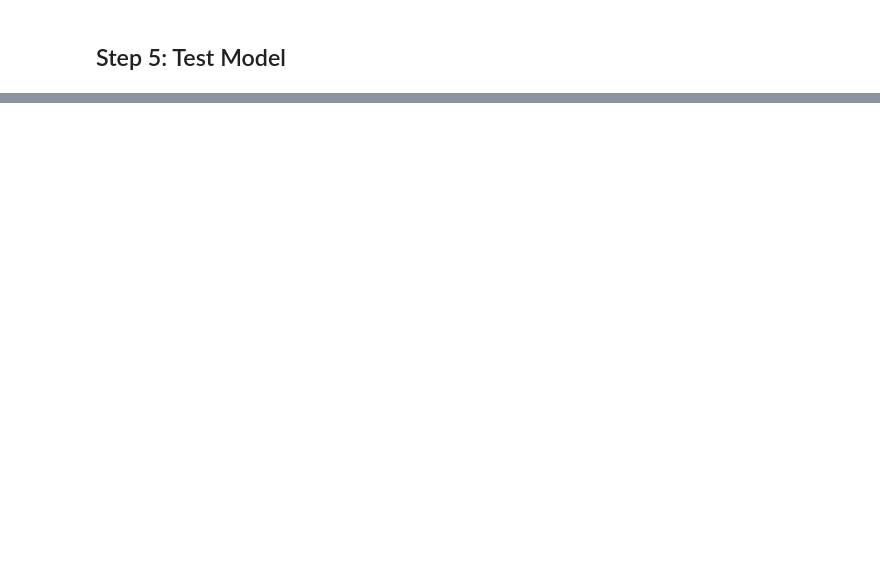
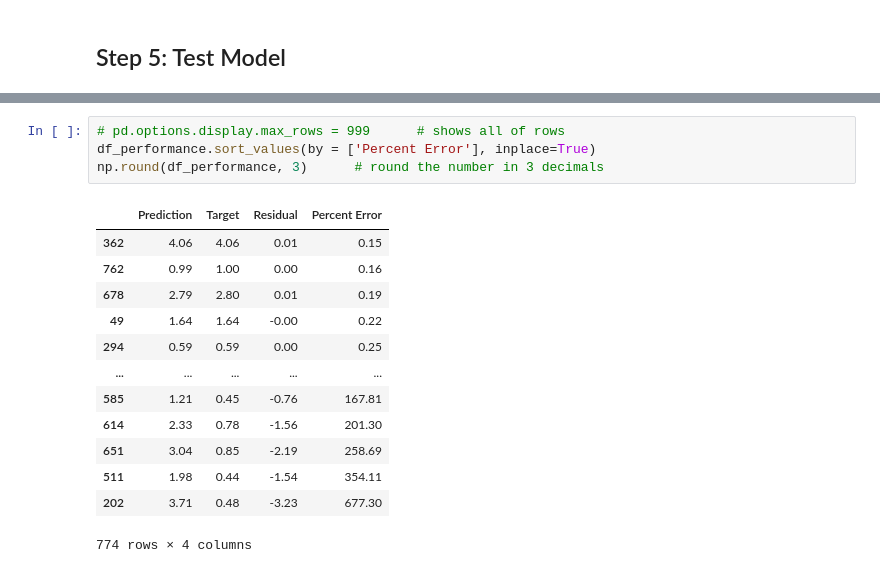
Before and after one commit to Naderiii/Predicting-the-used-car-price, a Jupyter notebook: Predicting the used car price.ipynb, the cells around one changed output, grey strips where cells are left out. Drawn from its saved outputs; the diff is of its cells as text; blank space fills up the shorter version.

```diff
--- a/Predicting the used car price.ipynb
+++ b/Predicting the used car price.ipynb
@@ -492,0 +591,18 @@ reg_summary
+# %%
+# pd.options.display.max_rows = 999      # shows all of rows
+df_performance.sort_values(by = ['Percent Error'], inplace=True)
+np.round(df_performance, 3)      # round the number in 3 decimals
+# %% [output]
+|  | Prediction | Target | Residual | Percent Error |
+| 362 | 4.06 | 4.06 | 0.01 | 0.15 |
+| 762 | 0.99 | 1.00 | 0.00 | 0.16 |
+| 678 | 2.79 | 2.80 | 0.01 | 0.19 |
+| 49 | 1.64 | 1.64 | -0.00 | 0.22 |
+| 294 | 0.59 | 0.59 | 0.00 | 0.25 |
+| ... | ... | ... | ... | ... |
+| 585 | 1.21 | 0.45 | -0.76 | 167.81 |
+| 614 | 2.33 | 0.78 | -1.56 | 201.30 |
+| 651 | 3.04 | 0.85 | -2.19 | 258.69 |
+| 511 | 1.98 | 0.44 | -1.54 | 354.11 |
+| 202 | 3.71 | 0.48 | -3.23 | 677.30 |
+774 rows × 4 columns
```
Also changed, not shown: parts of 15 cells of this notebook.
